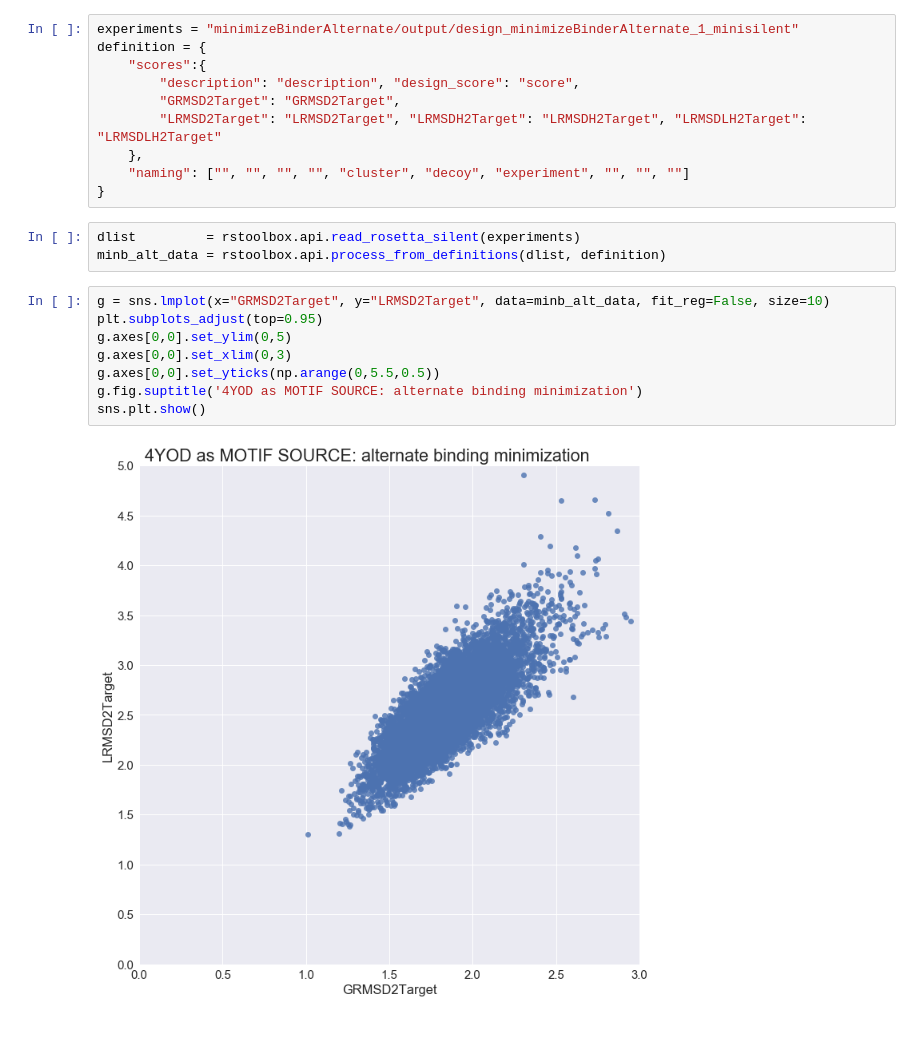
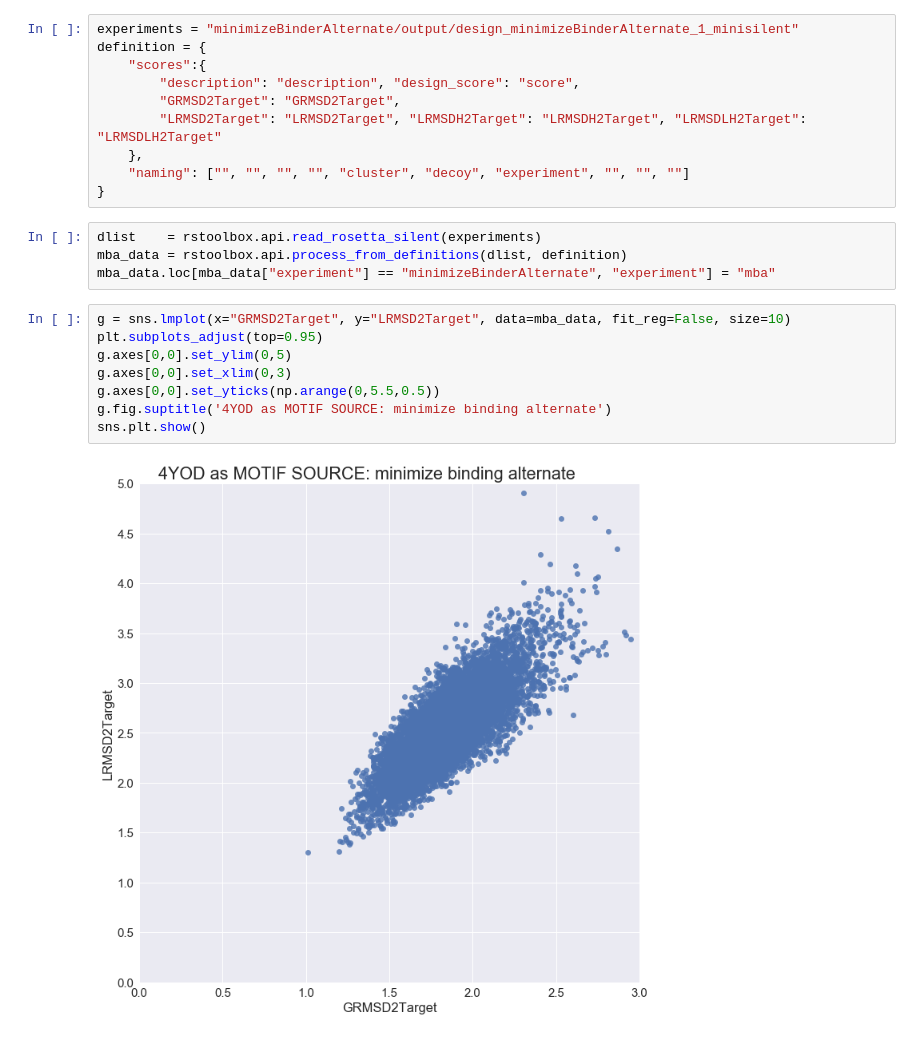
Before and after one commit to jaumebonet/FunFolDesTutorial, a Jupyter notebook: benchmark/scientific/bcl2/experiments/from4oyd/README.ipynb, the cells around one changed output. Cells and saved outputs as stored; diff of their text form.

```diff
--- a/benchmark/scientific/bcl2/experiments/from4oyd/README.ipynb
+++ b/benchmark/scientific/bcl2/experiments/from4oyd/README.ipynb
@@ -57,15 +49,16 @@ definition = {
     "naming": ["", "", "", "", "cluster", "decoy", "experiment", "", "", ""]
 }
 # %%
-dlist         = rstoolbox.api.read_rosetta_silent(experiments)
-minb_alt_data = rstoolbox.api.process_from_definitions(dlist, definition)
+dlist    = rstoolbox.api.read_rosetta_silent(experiments)
+mba_data = rstoolbox.api.process_from_definitions(dlist, definition)
+mba_data.loc[mba_data["experiment"] == "minimizeBinderAlternate", "experiment"] = "mba"
 # %%
-g = sns.lmplot(x="GRMSD2Target", y="LRMSD2Target", data=minb_alt_data, fit_reg=False, size=10)
+g = sns.lmplot(x="GRMSD2Target", y="LRMSD2Target", data=mba_data, fit_reg=False, size=10)
 plt.subplots_adjust(top=0.95)
 g.axes[0,0].set_ylim(0,5)
 g.axes[0,0].set_xlim(0,3)
 g.axes[0,0].set_yticks(np.arange(0,5.5,0.5))
-g.fig.suptitle('4YOD as MOTIF SOURCE: alternate binding minimization')
+g.fig.suptitle('4YOD as MOTIF SOURCE: minimize binding alternate')
 sns.plt.show()
 # %% [output]
-[figure, old version]
+[figure, new version]
```
Also changed, not shown: parts of 4 cells of this notebook, 8 other files.
